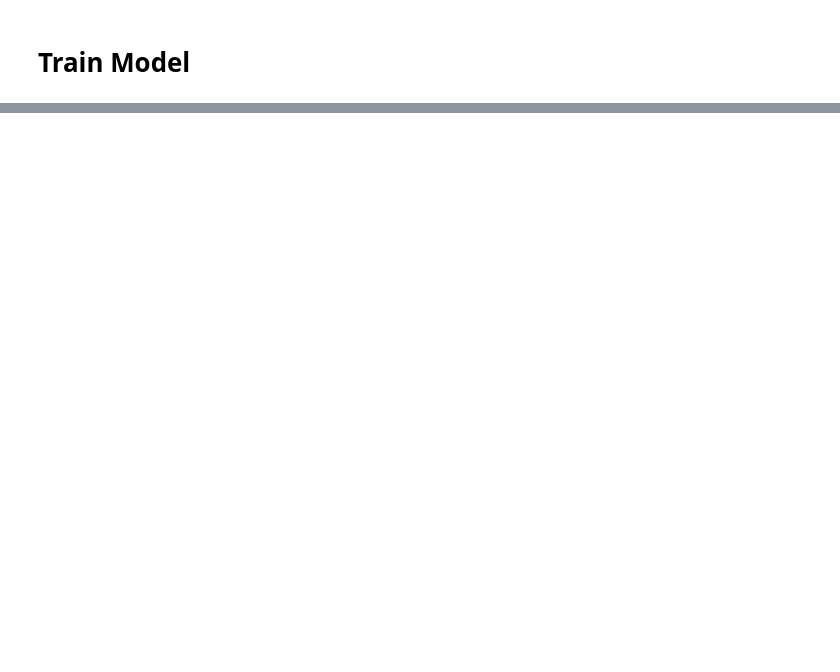
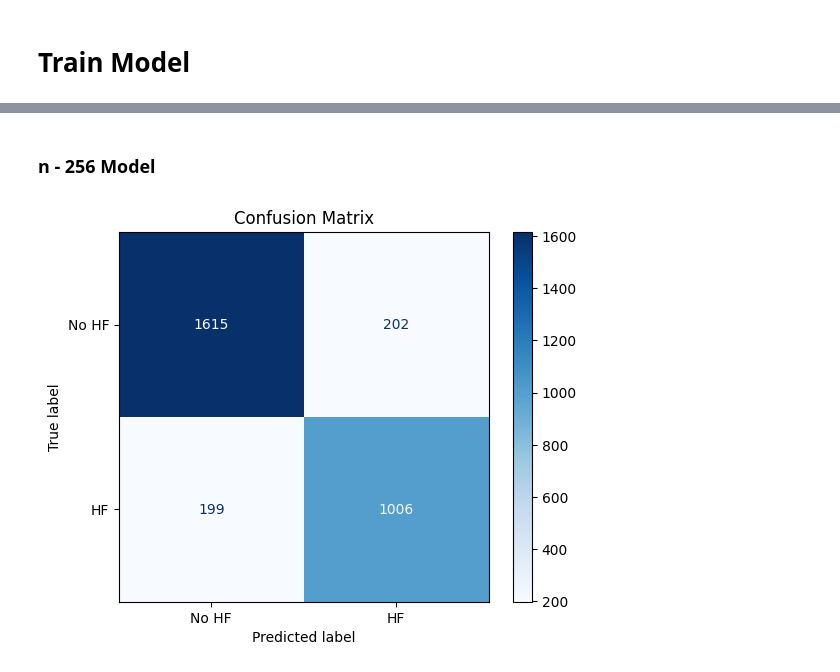
Before and after one commit to AshanMSilva/Early-Heart-Failure-Detection-via-AI-and-ECG, a Jupyter notebook: residual_1d_cnn.ipynb, the cells around one changed output, grey strips where cells are left out. Drawn from its saved outputs; the diff is of its cells as text; code cells hidden in the pictures; blank space fills up the shorter version.

```diff
--- a/residual_1d_cnn.ipynb
+++ b/residual_1d_cnn.ipynb
@@ -220,0 +822,15 @@ Val loss and metrics: [0.3084995448589325, 0.8749172687530518, 0.882516205310821
+# %% [markdown]
+### n - 256 Model
+# %%
+model_256 = load_model('ResidualCNN_FeatureExtractor_256.h5')
+# %%
+y_probs_256 = model_256.predict(X_test, verbose=0)
+y_pred_256 = (y_probs_256 >= 0.5).astype(int).flatten()
+# %%
+cm_256 = confusion_matrix(y_test, y_pred_256)
+disp_256 = ConfusionMatrixDisplay(confusion_matrix=cm_256, display_labels=['No HF', 'HF'])
+disp_256.plot(cmap=plt.cm.Blues)
+plt.title("Confusion Matrix")
+plt.show()
+# %% [output]
+[figure, added]
```
Also changed, not shown: parts of 160 cells of this notebook, 16 other files.
